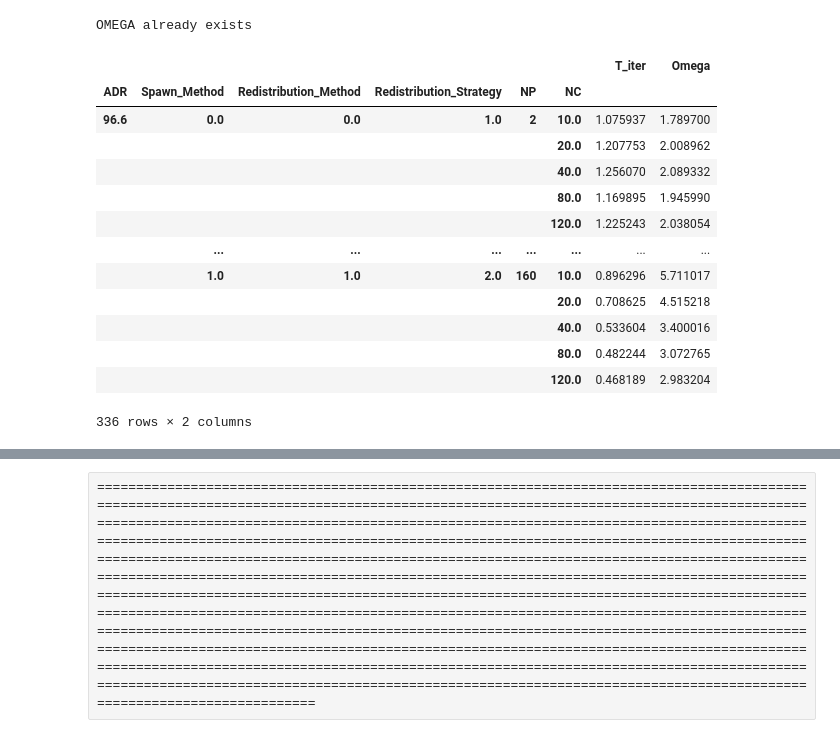
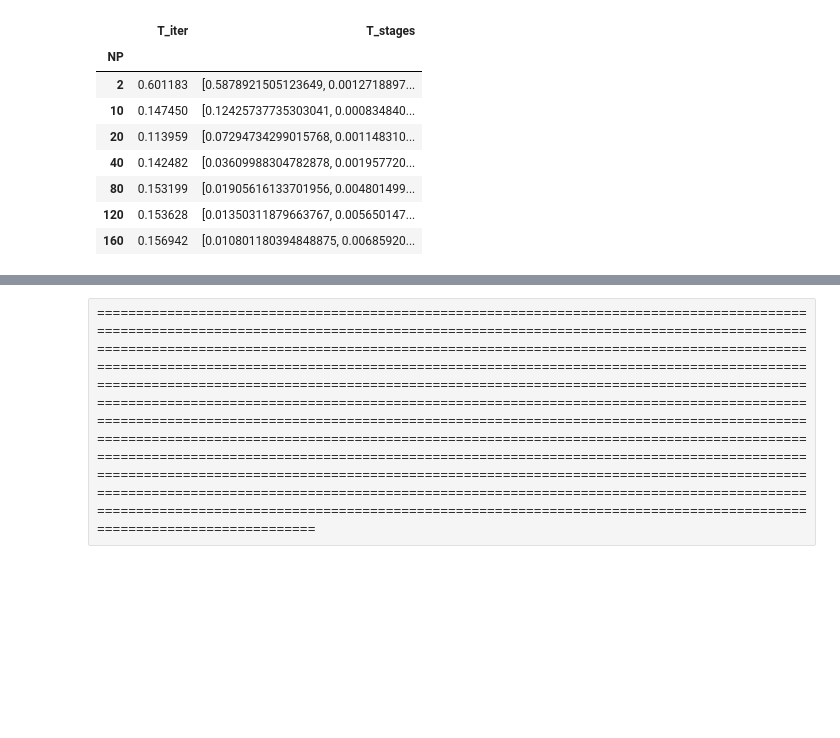
Before and after one commit to hpca-uji/Proteo, a Jupyter notebook: Analysis/new_analyser.ipynb, the cells around one changed output, grey strips where cells are left out. Drawn from its saved outputs; the diff is of its cells as text; code cells hidden in the pictures; blank space fills up the shorter version.

```diff
--- a/Analysis/new_analyser.ipynb
+++ b/Analysis/new_analyser.ipynb
@@ -117,3 +104,42 @@ grouped_aggLSynch.rename(columns={'mean':'T_iter'}, inplace=True)
+# %%
+dfL = pd.read_pickle( ItersName )
+
+dfL['ADR'] = round((dfL['ADR'] / dfL['DR']) * 100,1)
+dfL['SDR'] = round((dfL['SDR'] / dfL['DR']) * 100,1)
+dfL['ADR'].fillna(-1, inplace=True)
+dfL['SDR'].fillna(-1, inplace=True)
+dfL['DR'].fillna(-1, inplace=True)
+
+group = dfL.groupby(['ADR','Spawn_Method','Redistribution_Method', 'Redistribution_Strategy','NP','NC'])['T_iter']
+grouped_aggLAsynch = group.agg(['mean'])
+grouped_aggLAsynch.columns = grouped_aggLAsynch.columns.get_level_values(0)
+grouped_aggLAsynch.rename(columns={'mean':'T_iter'}, inplace=True)
+group = dfL.groupby(['ADR','Spawn_Method','Redistribution_Method', 'Redistribution_Strategy','NP','NC'])['T_stages']
+aux_column = group.apply(list).apply(lambda x: np.mean(x,0))
+grouped_aggLAsynch['T_stages'] = aux_column
+#grouped_aggLAsynch.set_axis(['T_iter', 'Omega'], axis='columns', inplace=True)
+
+group = dfL.groupby('NP')['T_iter']
+grouped_aggLSynch = group.agg(['mean'])
+grouped_aggLSynch.rename(columns={'mean':'T_iter'}, inplace=True)
+group = dfL.groupby(['NP'])['T_stages']
+aux_column = group.apply(list).apply(lambda x: np.mean(x,0))
+grouped_aggLSynch['T_stages'] = aux_column
+
+aux_df = dfL[(dfL.Asynch_Iters == False)]
+group = aux_df[(dfL.Is_Dynamic == True)].groupby(['ADR', 'Spawn_Method','Redistribution_Method', 'Redistribution_Strategy','NP','N_Parents'])['T_iter']
+grouped_aggLDyn = group.agg(['mean'])
+grouped_aggLDyn.rename(columns={'mean':'T_iter'}, inplace=True)
+group = aux_df.groupby(['ADR', 'Spawn_Method','Redistribution_Method', 'Redistribution_Strategy','NP','N_Parents'])['T_stages']
+aux_column = group.apply(list).apply(lambda x: np.mean(x,0))
+grouped_aggLDyn['T_stages'] = aux_column
+
+group = aux_df[(dfL.Is_Dynamic == False)].groupby('NP')['T_iter']
+grouped_aggLNDyn = group.agg(['mean'])
+grouped_aggLNDyn.rename(columns={'mean':'T_iter'}, inplace=True)
+group = aux_df.groupby(['NP'])['T_stages']
+aux_column = group.apply(list).apply(lambda x: np.mean(x,0))
+grouped_aggLNDyn['T_stages'] = aux_column
 # %%
 from bt_scheme import PartialSolution, BacktrackingSolver
 def elegirConf(parameters):
@@ -247,17 +292,20 @@ def compute_omega(config):
     for np_aux in processes:
         for ns_aux in processes:
             if np_aux != ns_aux:
+                if len(config) > len(parameters):
+                    config.pop()
+                    config.pop()
                 config.append(np_aux)
                 config.append(ns_aux)
-                grouped_aggLAsynch.loc[tuple(config),'Omega'] = grouped_aggLAsynch.loc[tuple(config),'T_iter'] / grouped_aggLSynch.loc[np_aux,'T_iter']
+                grouped_aggLAsynch.at[tuple(config),'Omega'] = grouped_aggLAsynch.at[tuple(config),'T_iter'] / grouped_aggLSynch.at[np_aux,'T_iter']
+                value = grouped_aggLAsynch.at[tuple(config),'T_stages'] / grouped_aggLSynch.at[np_aux,'T_stages']
+                grouped_aggLAsynch.at[tuple(config),'Omega_Stages'] = value.astype(object)
                 config.pop()
                 config.pop()
 
 if not ('Omega' in grouped_aggLAsynch.columns):
-    for config in configurations_simple:
+    for config in configurations:
         if config[0] != 0:
             compute_omega(config)
 else:
     print("OMEGA already exists")
-# %% [output]
-OMEGA already exists
@@ -268,20 +336,15 @@ grouped_aggLAsynch.to_excel("AsynchIters.xlsx")
-# %%
-grouped_aggLAsynch
-# %% [output]
-|  |  |  |  |  |  | T_iter | Omega |
-| ADR | Spawn_Method | Redistribution_Method | Redistribution_Strategy | NP | NC |  |  |
-| 96.6 | 0.0 | 0.0 | 1.0 | 2 | 10.0 | 1.075937 | 1.789700 |
-|  |  |  |  |  | 20.0 | 1.207753 | 2.008962 |
-|  |  |  |  |  | 40.0 | 1.256070 | 2.089332 |
-|  |  |  |  |  | 80.0 | 1.169895 | 1.945990 |
-|  |  |  |  |  | 120.0 | 1.225243 | 2.038054 |
-|  | ... | ... | ... | ... | ... | ... | ... |
-|  | 1.0 | 1.0 | 2.0 | 160 | 10.0 | 0.896296 | 5.711017 |
-|  |  |  |  |  | 20.0 | 0.708625 | 4.515218 |
-|  |  |  |  |  | 40.0 | 0.533604 | 3.400016 |
-|  |  |  |  |  | 80.0 | 0.482244 | 3.072765 |
-|  |  |  |  |  | 120.0 | 0.468189 | 2.983204 |
-336 rows × 2 columns
+# %%
+grouped_aggLSynch
+# %% [output]
+|  | T_iter | T_stages |
+| NP |  |  |
+| 2 | 0.601183 | [0.5878921505123649, 0.0012718897... |
+| 10 | 0.147450 | [0.12425737735303041, 0.000834840... |
+| 20 | 0.113959 | [0.07294734299015768, 0.001148310... |
+| 40 | 0.142482 | [0.03609988304782878, 0.001957720... |
+| 80 | 0.153199 | [0.01905616133701956, 0.004801499... |
+| 120 | 0.153628 | [0.01350311879663767, 0.005650147... |
+| 160 | 0.156942 | [0.010801180394848875, 0.00685920... |
 # %%
 # Aquellos grupos que tengán valores por encima del límite no se considerarán
 # Con sumar a si mismos su valor actual estarán fuera
```
Also changed, not shown: parts of 21 cells of this notebook.
